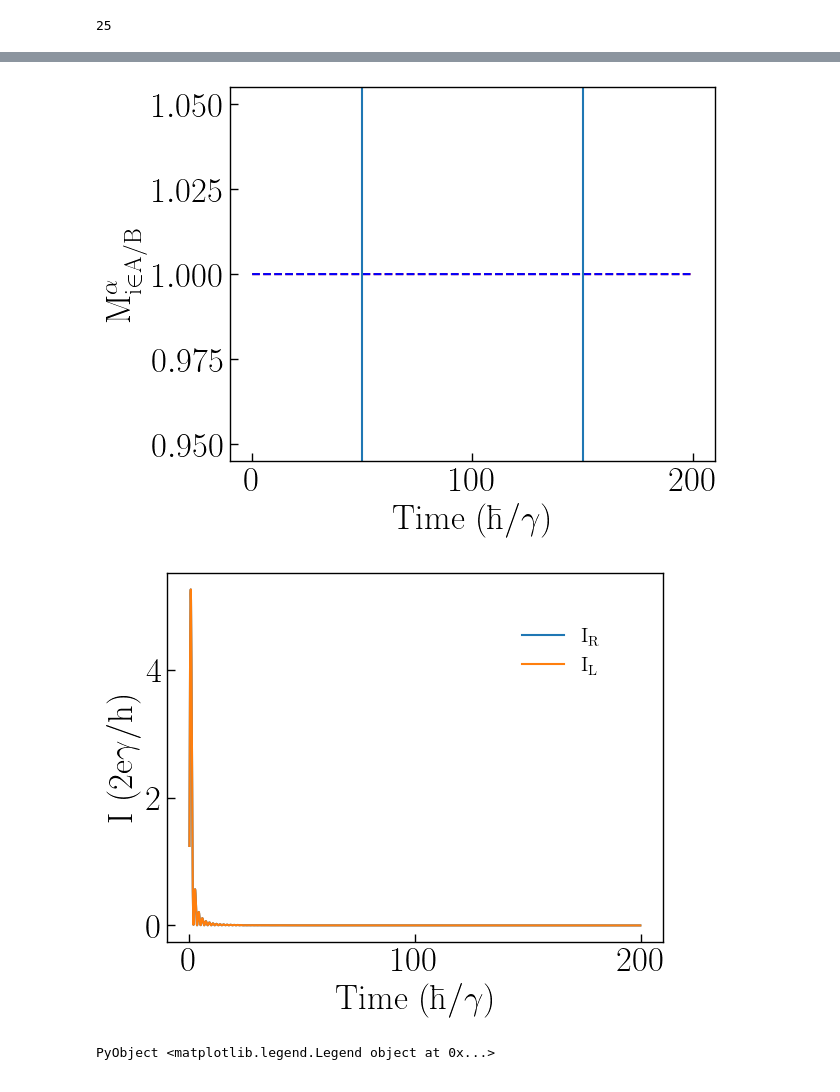
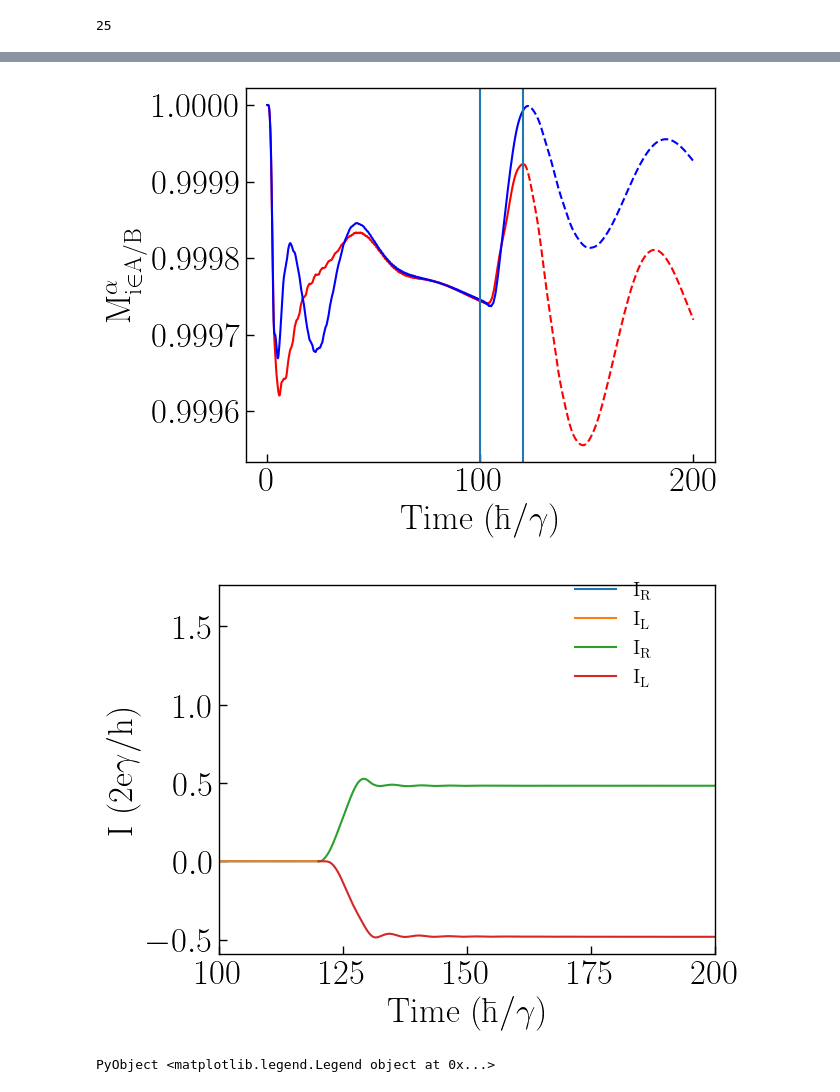
Before and after one commit to Jalil199/TDNEGF, a Jupyter notebook: examples/notebooks/02_spin_dynamics_and_electrons.ipynb, the cells around one changed output, grey strips where cells are left out. Saved outputs shown, nothing was run; the diff lists cells and outputs as text; code cells hidden in the pictures.

Commit message:
The saved state was checked and is working in example 2; additionally old function were recupaired from old versions

```diff
--- a/examples/notebooks/02_spin_dynamics_and_electrons.ipynb
+++ b/examples/notebooks/02_spin_dynamics_and_electrons.ipynb
@@ -20,8 +20,8 @@ Number of threads with JUlIA_NUM used in operations is : 1
 Number of threads with BLAS used in operations is : 1
 # %%
 ### Initiallize params for electrons
-function init_params(;Nx::Int=2, Ny::Int=2, Nσ::Int=2, N_orb::Int=1,
-                     γ::Float64=1.0, γso=0.1 + 0.0im,Nα = 2,
+function init_params(;Nx::Int=3, Ny::Int=2, Nσ::Int=2, N_orb::Int=1,
+                     γ::Float64=1.0, γso=0.5 + 0.0im,Nα = 2,
                      N_λ1::Int=49, N_λ2::Int=20, β::Float64=33.0)
     ### Get the poles
     Rλ, zλ = load_poles_square(N_λ1, N_λ2)
@@ -62,21 +62,25 @@ end ;
 # %%
 using Sunny
 ### Initiallize params for classical spin (Note that sunny.jl package is used)
-function init_params_heisenberg_llg(;Nx::Int=2,Ny::Int=2,j_ex::Float64=0.1,a0::Float64=1.0)
-    latvecs   = lattice_vectors(a0, a0, 2*a0, 90, 90, 90)  # cúbica
+function init_params_heisenberg_llg(;Nx::Int=2,Ny::Int=2,j_ex::Float64=0.1,a0::Float64=1.0,j_ani::Float64=0.01,Bx::Float64=1e-5)
+    latvecs   = lattice_vectors(a0, a0, 4*a0, 90, 90, 90)  # cúbica
     positions = [[0.5, 0.5, 0.0]]
     # Define the symmtery of the crystal
     cryst = Crystal(latvecs, positions)
-    # Characterizes a effective spin magnetic moment on an atom
+    # Characterizes an effective spin magnetic moment on an atom
     # specification of spi moments
     moments = [1 => Moment(s=1.0, g=1.0)]
     # creates an instance of spin moments
     sys = System(cryst, moments, :dipole; dims=(Nx, Ny, 1))
     # Heisenberg interaction
+    set_field!(sys,[Bx,0.0,0.0])
     set_exchange!(sys, j_ex, Bond(1, 1, [1, 0, 0]))  # vecino +x
     set_exchange!(sys, j_ex, Bond(1, 1, [0, 1, 0]))  # vecino +y
+    set_onsite_coupling!(sys, S ->  -j_ani*S[3]^2, 1)
+   # set_onsite_coupling!(sys, S -> -Bx*S[1], 1)
     sys = to_inhomogeneous(sys)
     remove_periodicity!(sys, (true, true, true))
+
     ### Initial state
     if j_ex >= 0.0 #(+ is antiferro)
         for I in eachindex(sys.dipoles)
@@ -85,27 +89,24 @@ function init_params_heisenberg_llg(;Nx::Int=2,Ny::Int=2,j_ex::Float64=0.1,a0::F
         end
     else  #(- is ferro)
         for I in eachindex(sys.dipoles)
-
             sys.dipoles[I] = Sunny.SVector(0.0, 0.0, 1.0)  ### AFM configuration
         end
     end
-
     return sys
 end
-
 @inline linear_index(i::Int, j::Int, Ny::Int) = (i - 1) * Ny + j
-
 @inline function ij_from_linear(l::Int, Ny::Int)
     i = (l - 1) ÷ Ny + 1
     j = (l - 1) % Ny + 1
     return i, j
 end
 ### Update the classical Hamiltonian
-function update_H_s!(Nx::Int,Ny::Int,sys::System{0},σx_i::Array{Float64, 2}, j_sd::Float64 )
+function update_H_s!(Nx::Int,Ny::Int,sys::System{0},σx_i::Array{Float64, 2}, j_sd::Float64,B0::Vector{Float64}=[0.0, 0.0, 0.0] )
+    #B0 = sys.extfield[1,1,1,1] #### Take the global field
     @inbounds for i in 1:Nx for j in 1:Ny
-        idx = linear_index(i,j,Ny)
+        idx = linear_index(i,j,Ny) ### include the spin degree of freedom
         sden = -σx_i[idx,:]*j_sd
-        set_field_at!(sys, sden ,(i , j, 1, 1))
+        set_field_at!(sys, sden .+ B0 ,(i , j, 1, 1))
         #println(i,j)
     end end
     return nothing
@@ -187,7 +184,8 @@ end
 # %% [output]
 spin_dynamics_and_electrons_evolution (generic function with 1 method)
 # %%
-obs = spin_dynamics_and_electrons_evolution(0.0,0.1,200.0; j_ex = -0.05,j_sd = 0.1) #(+ is antiferro /- is ferro)
+obs,u0,m0,p0 = spin_dynamics_and_electrons_evolution(0.0,0.1,120.0; j_ex = -0.05,j_sd = 0.1) #(+ is antiferro /- is ferro)
+obs1,u01,m01,p01 = spin_dynamics_and_electrons_evolution(obs.t[end],0.1,200.0; j_ex = -0.05,j_sd = 0.1,u0,m0,p0)
 # %% [output]
 Join the Main function
 The integrator has been set
@@ -290,8 +288,11 @@ sites = range(1,2)
 # axs.plot(obs.t,obs.sx_i[1,2,:],color = "red",ls = ":")
 # axs.plot(obs.t,obs.sx_i[2,2,:],color = "blue",ls = ":")
 
-axs.plot(obs.t,obs.sx_i[1,3,:],color = "red",ls = "--")
-axs.plot(obs.t,obs.sx_i[2,3,:],color = "blue",ls = "--")
+axs.plot(obs.t,obs.sx_i[1,3,:],color = "red",ls = "-")
+axs.plot(obs.t,obs.sx_i[2,3,:],color = "blue",ls = "-")
+
+axs.plot(obs1.t,obs1.sx_i[1,3,:],color = "red",ls = "--")
+axs.plot(obs1.t,obs1.sx_i[2,3,:],color = "blue",ls = "--")
 
 #axs.plot(obs_AFM.t,obs_AFM.sx_i[4,3,:],color = "red",ls = "--")
 
@@ -311,36 +312,45 @@ axs.tick_params(axis="both", which="both", labelsize=fs,direction="in", length=6
 axs.ticklabel_format(axis="y", style="sci", scilimits=(-1,2), useMathText=true)
 axs.yaxis.offsetText.set_fontsize(fs)
 plt.legend(frameon = false, fontsize = fs-10, loc= (0.7,  0.1))
-axs.axvline(50)
-axs.axvline(150)
+
+axs.axvline(100)
+axs.axvline(120)
+# axs.axvline(50)
+# axs.axvline(150)
 #plt.xlim(0,150)
 #axs.text(x=0.08, y=0.1, s = raw"$\mathrm{Vb}$",fontsize=fs-2,ha="center", transform=axs.transAxes,color="gray")
 #plt.xlim(0,500)
 #plt.ylim(-1.5,1.3)
 plt.tight_layout()
 # %% [output]
-[figure, old version]
+[figure, new version]
 # %%
 fig,axs = plt.subplots(1,1)
-axs.plot(obs.t,obs.Iα[1,:]*pi, label = raw"$\mathrm{I_R}$")  ### Units of 2e/h
-axs.plot(obs.t,obs.Iα[2,:]*pi, label = raw"$\mathrm{I_L}$")
+axs.plot(obs.t,obs.Iα[1,:], label = raw"$\mathrm{I_R}$")  ### Units of 2e/h
+axs.plot(obs.t,obs.Iα[2,:], label = raw"$\mathrm{I_L}$")
 #axs.plot(obs.t,obs.Iα[2,:]*pi .+ obs.Iα[1,:]*pi , label = raw"$\mathrm{I_T}$")
 
 
 # axs.plot(obs2.t .+obs.t[end],obs2.Iα[1,:]*pi, label = raw"$\mathrm{I_R}$")  ### Units of 2e/h
 # axs.plot(obs2.t .+obs.t[end],obs2.Iα[2,:]*pi, label = raw"$\mathrm{I_L}$")
 #axs.plot(obs2.t .+obs.t[end],obs2.Iα[2,:]*pi .+ obs.Iα[1,:]*pi , label = raw"$\mathrm{I_T}$")
 #axs.axhline(1)
 #axs.axhline(-0.1)
 
+
+axs.plot(obs1.t,obs1.Iα[1,:], label = raw"$\mathrm{I_R}$")  ### Units of 2e/h
+axs.plot(obs1.t, obs1.Iα[2,:], label = raw"$\mathrm{I_L}$")
+
 axs.set_ylabel(L"$\mathrm{I\ (2e\gamma/h)}$", fontsize = fs)
 axs.set_xlabel(raw"$\mathrm{Time\ (\hbar/\gamma)}$",fontsize = fs)
 axs.tick_params(axis="both", which="both", labelsize=fs,direction="in", length=6,width=1)
 axs.ticklabel_format(axis="y", style="sci", scilimits=(-1,2), useMathText=true)
 axs.yaxis.offsetText.set_fontsize(fs)
+plt.xlim(100,200)
+#plt.ylim(-0.001,0.001)
 plt.legend(frameon = false, fontsize = fs-10, loc= (0.7,  0.7))
 # %% [output]
-[figure, old version]
+[figure, new version]
 PyObject <matplotlib.legend.Legend object at 0x...>
 # %%
 fig,axs = plt.subplots(1,1)
```
Also changed, not shown: parts of 8 cells of this notebook, 1 other file.
